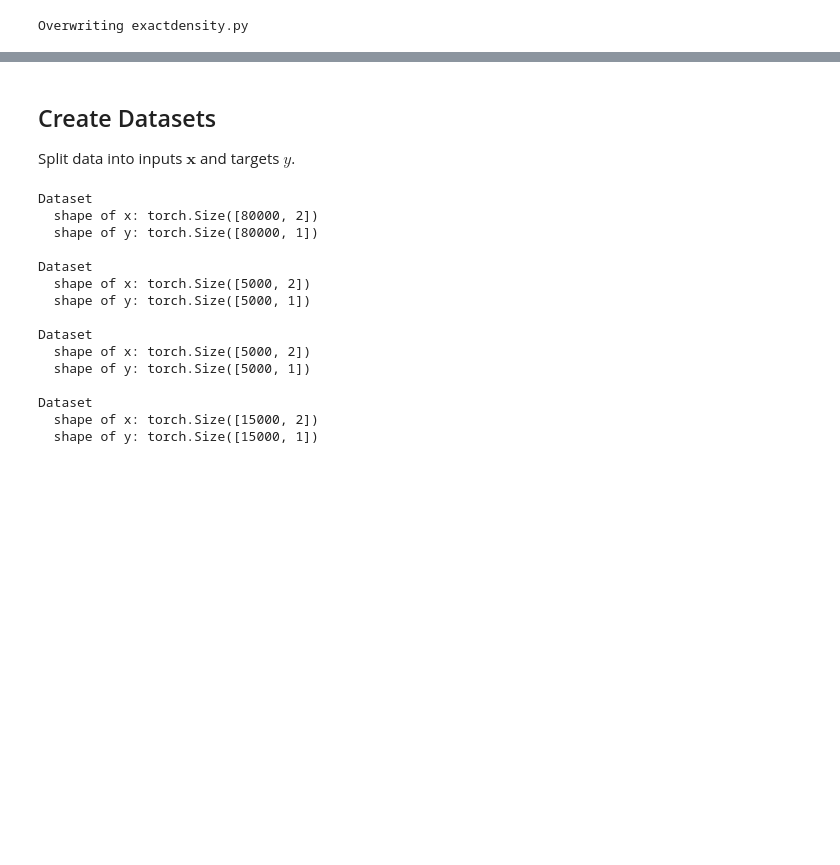
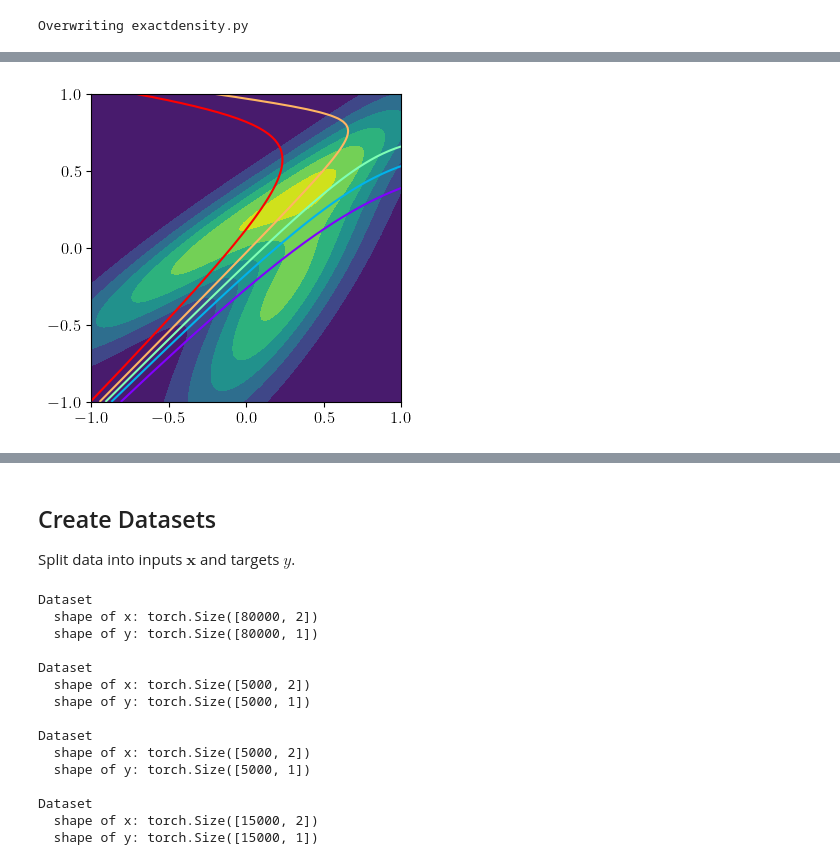
Before and after one commit to hbprosper/mlinphysics, a Jupyter notebook: Labs/Lab02/code/tutorial02.ipynb, the cells around one changed output, grey strips where cells are left out. Drawn from its saved outputs; the diff is of its cells as text; code cells hidden in the pictures; blank space fills up the shorter version.

```diff
--- a/Labs/Lab02/code/tutorial02.ipynb
+++ b/Labs/Lab02/code/tutorial02.ipynb
@@ -198,0 +181,8 @@ plt.show()
+# %%
+import exactdensity as dn
+importlib.reload(dn)
+
+fexact = dn.ExactDensity()
+fexact.plot()
+# %% [output]
+[figure, added]
```
Also changed, not shown: parts of 26 cells of this notebook, 15 other files.
